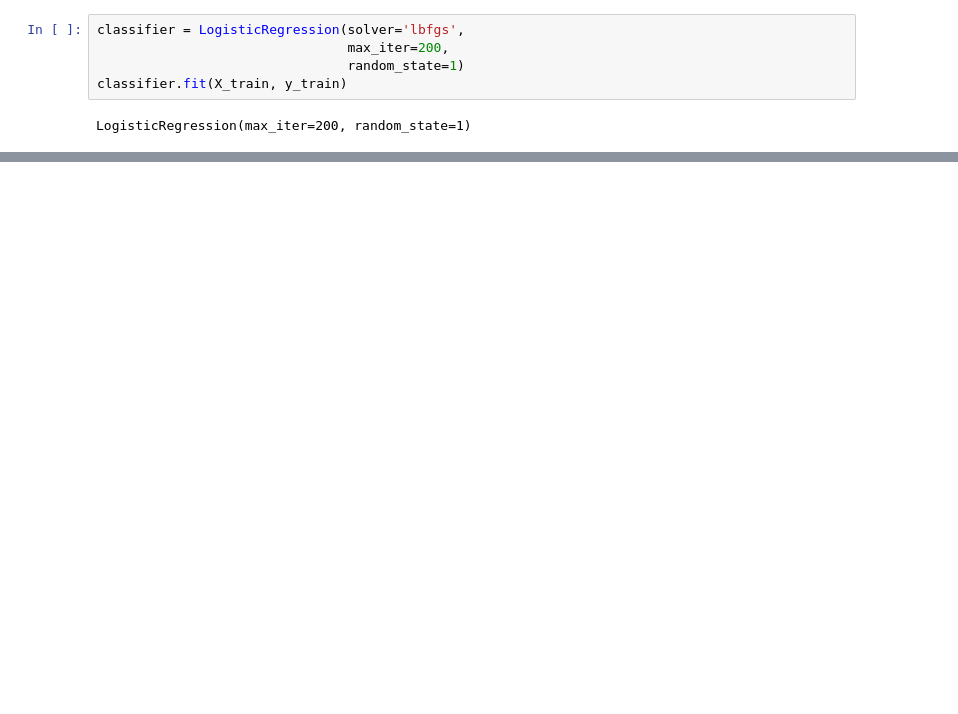
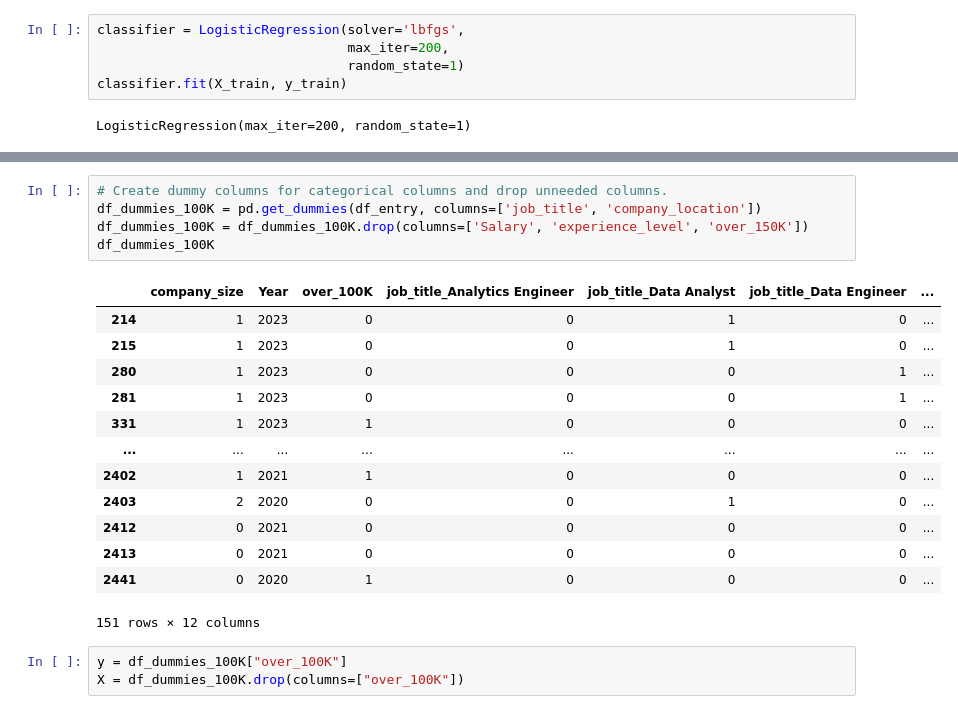
Before and after one commit to NathanRosse/DataScienceSalariesP4, a Jupyter notebook: Notebook/logistic_regression.ipynb, the cells around one changed output, grey strips where cells are left out. Cells and saved outputs as stored; diff of their text form; blank space fills up the shorter version.

```diff
--- a/Notebook/logistic_regression.ipynb
+++ b/Notebook/logistic_regression.ipynb
@@ -263,0 +267,22 @@ weighted avg       0.71      0.71      0.71        38
+# %%
+# Create dummy columns for categorical columns and drop unneeded columns.
+df_dummies_100K = pd.get_dummies(df_entry, columns=['job_title', 'company_location'])
+df_dummies_100K = df_dummies_100K.drop(columns=['Salary', 'experience_level', 'over_150K'])
+df_dummies_100K
+# %% [output]
+|  | company_size | Year | over_100K | job_title_Analytics Engineer | job_title_Data Analyst | job_title_Data Engineer | ... |
+| 214 | 1 | 2023 | 0 | 0 | 1 | 0 | ... |
+| 215 | 1 | 2023 | 0 | 0 | 1 | 0 | ... |
+| 280 | 1 | 2023 | 0 | 0 | 0 | 1 | ... |
+| 281 | 1 | 2023 | 0 | 0 | 0 | 1 | ... |
+| 331 | 1 | 2023 | 1 | 0 | 0 | 0 | ... |
+| ... | ... | ... | ... | ... | ... | ... | ... |
+| 2402 | 1 | 2021 | 1 | 0 | 0 | 0 | ... |
+| 2403 | 2 | 2020 | 0 | 0 | 1 | 0 | ... |
+| 2412 | 0 | 2021 | 0 | 0 | 0 | 0 | ... |
+| 2413 | 0 | 2021 | 0 | 0 | 0 | 0 | ... |
+| 2441 | 0 | 2020 | 1 | 0 | 0 | 0 | ... |
+151 rows × 12 columns
+# %%
+y = df_dummies_100K["over_100K"]
+X = df_dummies_100K.drop(columns=["over_100K"])
```
Also changed, not shown: parts of 19 cells of this notebook.
